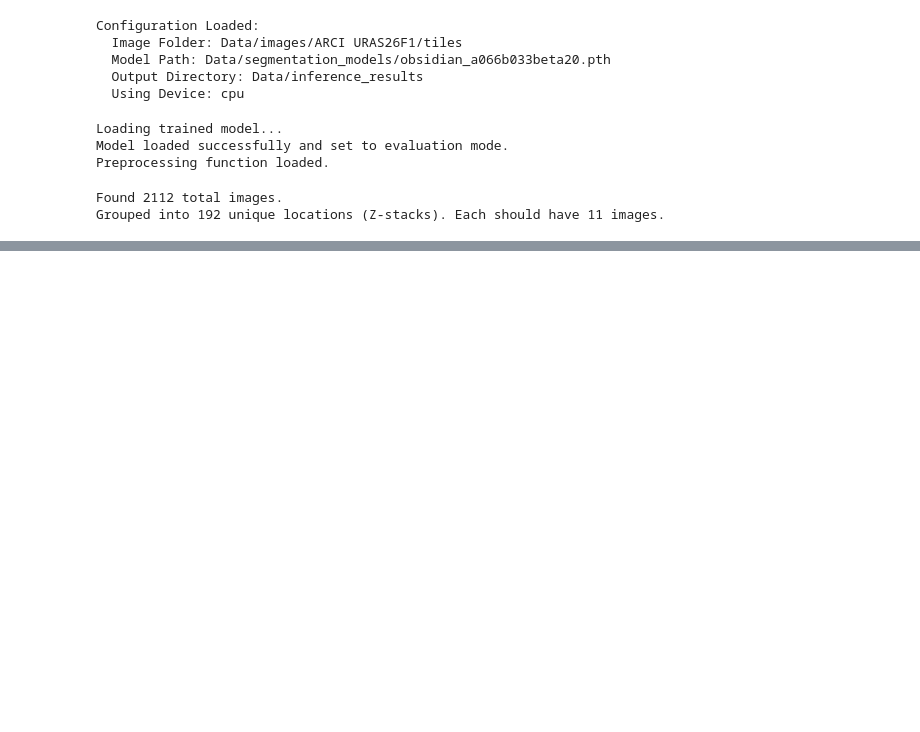
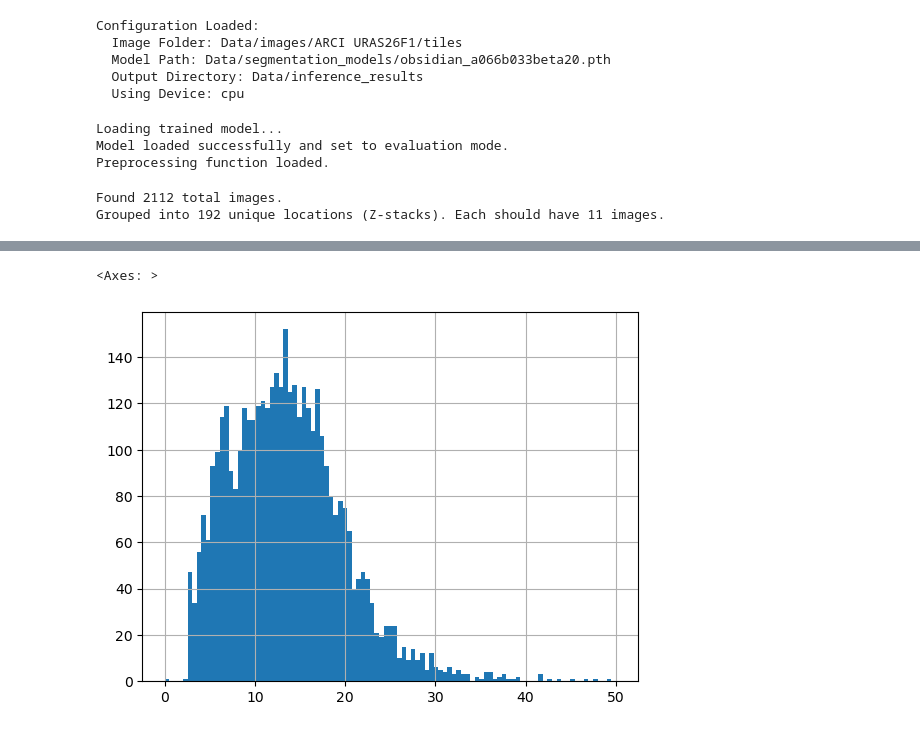
Before and after one commit to cgalelli/PrimusCode, a Jupyter notebook: Optimus_primus.ipynb, the cells around one changed output, grey strips where cells are left out. Saved outputs shown, nothing was run; the diff lists cells and outputs as text; code cells hidden in the pictures; blank space fills up the shorter version.

```diff
--- a/Optimus_primus.ipynb
+++ b/Optimus_primus.ipynb
@@ -230,0 +243,5 @@ Sample of detected track and ellipse properties:
+# %%
+df_ellipse_results['proj_len_px2'].hist(bins = np.linspace(0, 50, 100))
+# %% [output]
+<Axes: >
+[figure, added]
```
Also changed, not shown: parts of 9 cells of this notebook.
